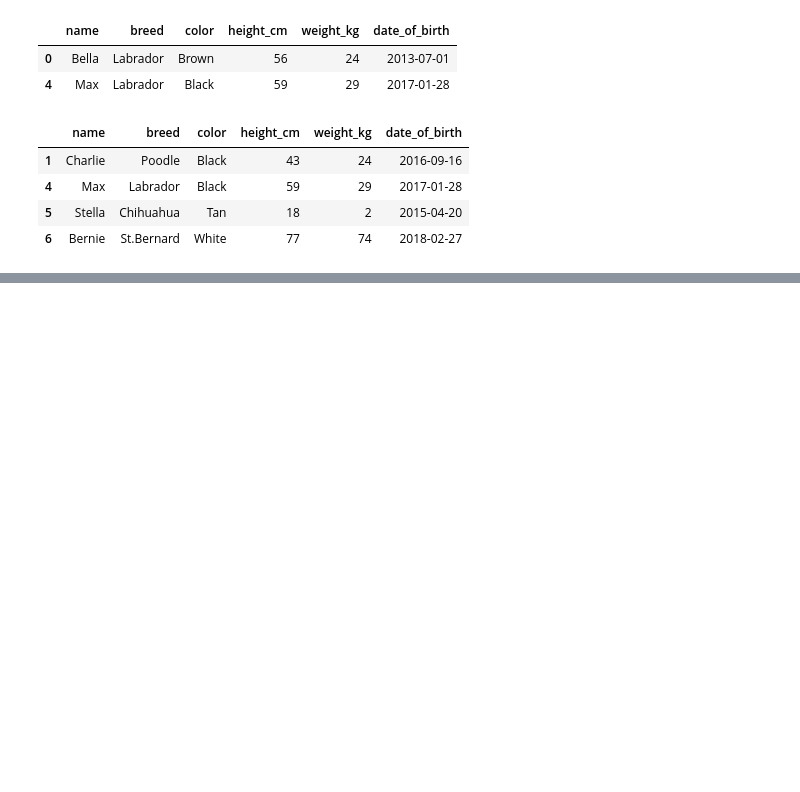
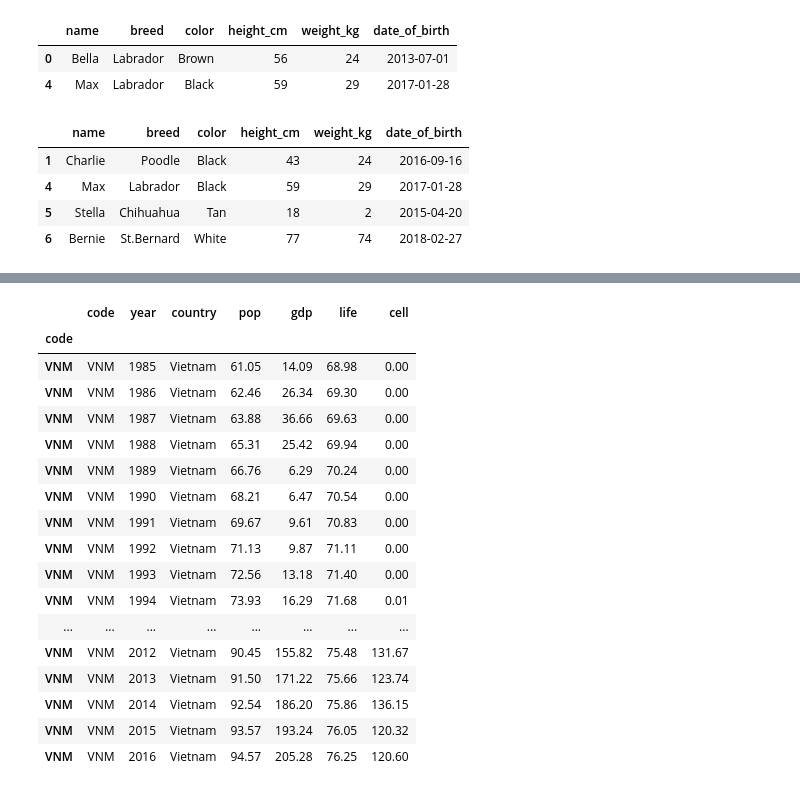
Before and after one commit to ernbilen/Data200_Fall23, a Jupyter notebook: notes/in-class/sep19.ipynb, the cells around one changed output, grey strips where cells are left out. Drawn from its saved outputs; the diff is of its cells as text; code cells hidden in the pictures; blank space fills up the shorter version.

```diff
--- a/notes/in-class/sep19.ipynb
+++ b/notes/in-class/sep19.ipynb
@@ -241,0 +277,2 @@ df[df['date_of_birth'] > '2015-01-01']
+# %%
+df = pd.read_csv('https://raw.githubusercontent.com/ernbilen/Data200_Fall23/main/data/indicators-main.csv')
@@ -241,0 +305,28 @@ df[df['date_of_birth'] > '2015-01-01']
+# %%
+# set the index of df to be the code column
+df.index = df.code
+# %%
+# get rid of missing values in GDP
+df = df[df.gdp.isna()==False]
+# %%
+# get the gdp for Vietnam (code is VNM)
+df[df.code=='VNM'] # first five rows
+# %% [output]
+|  | code | year | country | pop | gdp | life | cell |
+| code |  |  |  |  |  |  |  |
+| VNM | VNM | 1985 | Vietnam | 61.05 | 14.09 | 68.98 | 0.00 |
+| VNM | VNM | 1986 | Vietnam | 62.46 | 26.34 | 69.30 | 0.00 |
+| VNM | VNM | 1987 | Vietnam | 63.88 | 36.66 | 69.63 | 0.00 |
+| VNM | VNM | 1988 | Vietnam | 65.31 | 25.42 | 69.94 | 0.00 |
+| VNM | VNM | 1989 | Vietnam | 66.76 | 6.29 | 70.24 | 0.00 |
+| VNM | VNM | 1990 | Vietnam | 68.21 | 6.47 | 70.54 | 0.00 |
+| VNM | VNM | 1991 | Vietnam | 69.67 | 9.61 | 70.83 | 0.00 |
+| VNM | VNM | 1992 | Vietnam | 71.13 | 9.87 | 71.11 | 0.00 |
+| VNM | VNM | 1993 | Vietnam | 72.56 | 13.18 | 71.40 | 0.00 |
+| VNM | VNM | 1994 | Vietnam | 73.93 | 16.29 | 71.68 | 0.01 |
+| ... | ... | ... | ... | ... | ... | ... | ... |
+| VNM | VNM | 2012 | Vietnam | 90.45 | 155.82 | 75.48 | 131.67 |
+| VNM | VNM | 2013 | Vietnam | 91.50 | 171.22 | 75.66 | 123.74 |
+| VNM | VNM | 2014 | Vietnam | 92.54 | 186.20 | 75.86 | 136.15 |
+| VNM | VNM | 2015 | Vietnam | 93.57 | 193.24 | 76.05 | 120.32 |
+| VNM | VNM | 2016 | Vietnam | 94.57 | 205.28 | 76.25 | 120.60 |
```
Also changed, not shown: parts of 13 cells of this notebook.
